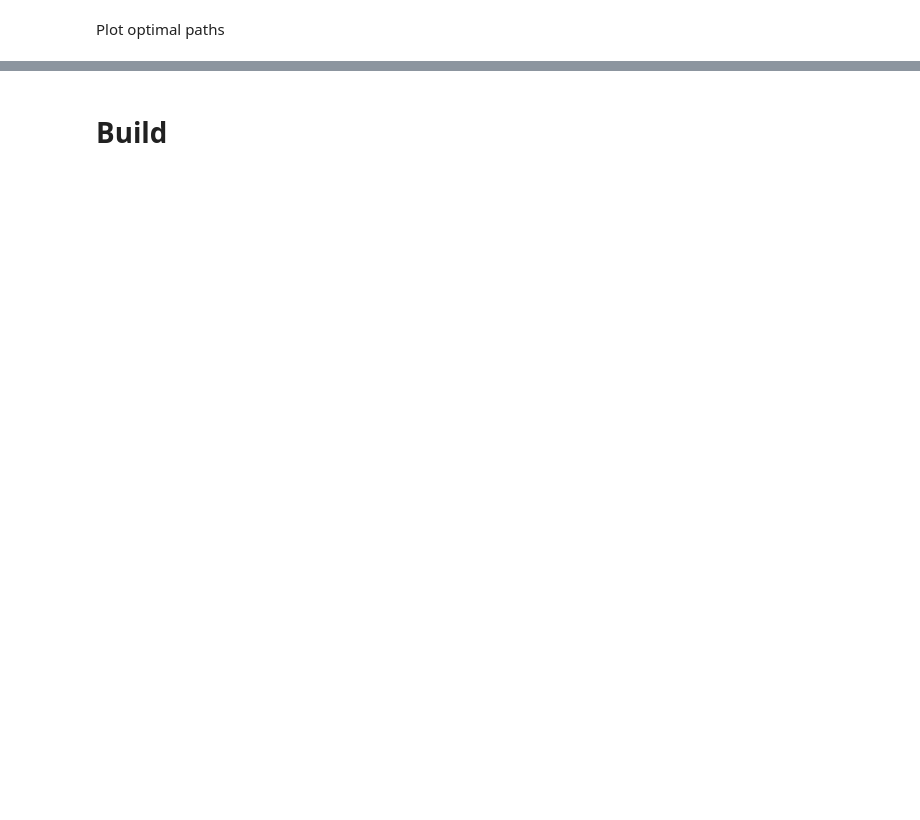
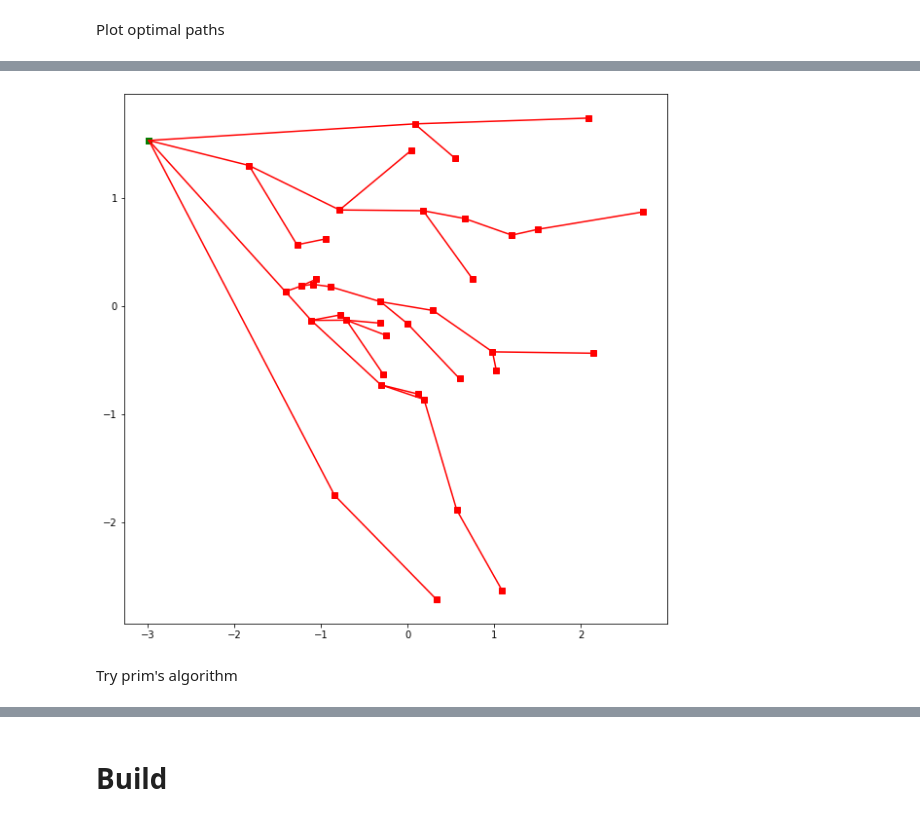
Before and after one commit to justinblaber/cs371, a Jupyter notebook: module21.ipynb, the cells around one changed output, grey strips where cells are left out. Cells and saved outputs as stored; diff of their text form; code cells hidden in the pictures; blank space fills up the shorter version.

Commit message:
added prims

```diff
--- a/module21.ipynb
+++ b/module21.ipynb
@@ -281,0 +298,30 @@ for i in range(-1, -len(ps), -5):
+# %%
+def dijkstra2(g, vstart, get_score, node_prev):
+    finished = {v: False for v in g.vertices()}
+    Q = priorityqueue([(0, (vstart, None))]) # Max heap priority queue; so maximize "score"
+    while Q:
+        score_v, (v, v_prev) = Q.pop_max()
+        if not finished[v]:
+            yield v
+            finished[v] = True
+            node_prev[v] = v_prev
+            for v2 in g.nbrs(v):
+                Q.add((score_v + get_score(v, v2), (v2, v)))
+# %%
+_get_score = lambda v1, v2 : -np.sqrt((v1[0]-v2[0])**2 + (v1[1]-v2[1])**2)
+node_prev  = {v: None for v in g.vertices()}
+pstart = ps[0]
+for p in dijkstra2(g, pstart, _get_score, node_prev):
+    pass
+
+plt.figure(figsize=(10, 10))
+plt.plot([p[0] for p in ps], [p[1] for p in ps], 'rs')
+plt.plot(pstart[0], pstart[1], 'gs')
+for p in ps:
+    p_prev = node_prev[p]
+    if p_prev:
+        plt.plot([p[0], p_prev[0]], [p[1], p_prev[1]], '-r')
+# %% [output]
+[figure, added]
+# %% [markdown]
+Try prim's algorithm
```
Also changed, not shown: parts of 14 cells of this notebook.
